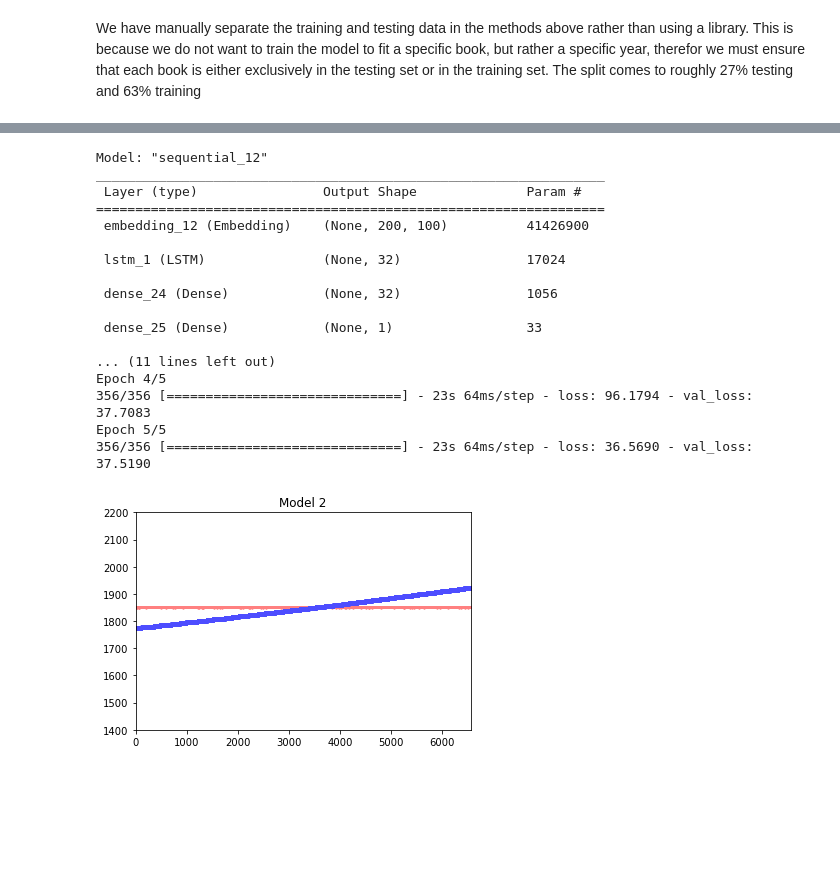
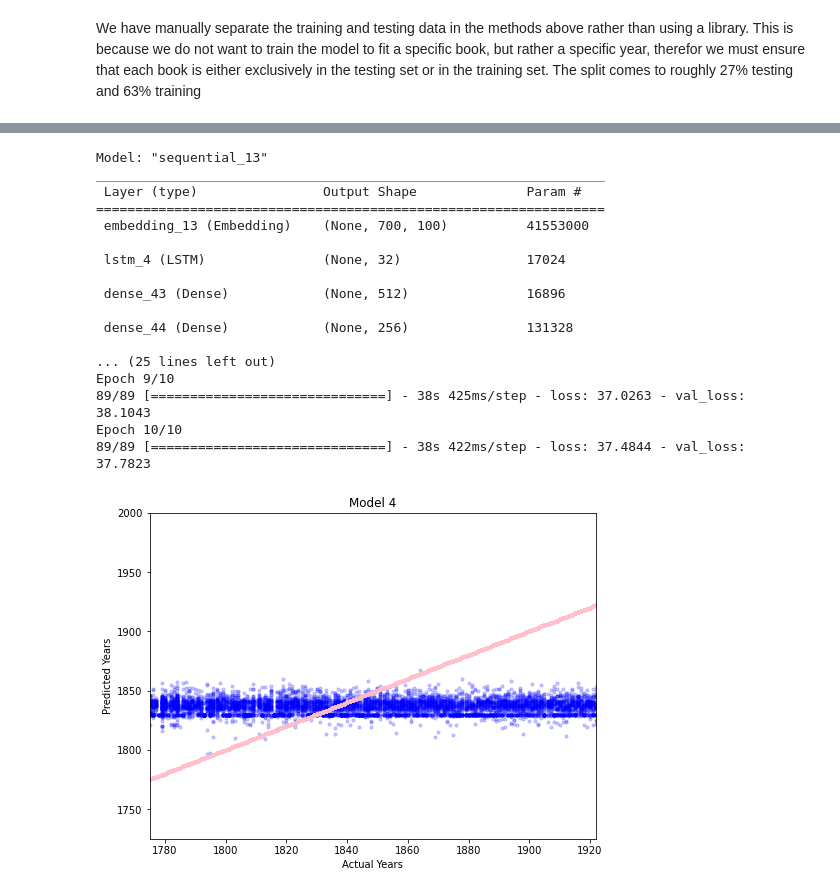
Before and after one commit to ronitronitronit/final, a Jupyter notebook: booksproject.ipynb, the cells around one changed output, grey strips where cells are left out. Cells and saved outputs as stored; diff of their text form; code cells hidden in the pictures; blank space fills up the shorter version.

```diff
--- a/booksproject.ipynb
+++ b/booksproject.ipynb
@@ -488,7 +488,7 @@ from keras.preprocessing.text import Tokenizer
 from keras.preprocessing.sequence import pad_sequences
 from sklearn import preprocessing
 
-MAX_WORDS = 50000
+MAX_WORDS = 10000
 
 x_test = dfTest['passage']
 y_test = dfTest['year']
@@ -504,7 +504,7 @@ x_test = tokenizer.texts_to_sequences(x_test)
 # %%
 import numpy as np
 
-MAX_LENGTH = 200
+MAX_LENGTH = 700
 
 vocab_size = len(tokenizer.word_index)
 print(vocab_size)
@@ -674,39 +734,40 @@ from keras.layers import LSTM
 """
 Using LSTM - (reads from both sides)
 """
-model2 = Sequential()
-model2.add(Embedding(vocab_size, EMBEDDING_DIMENSION, weights=[embedding_matrix], input_length=MAX_LENGTH))
-model2.add(LSTM(units=32))
-model2.add(Dense(32, activation="relu"))
-model2.add(Dense(1))
-model2.layers[0].trainable = False
-model2.summary()
-model2.compile(loss='mean_absolute_error', optimizer='adam')
+model4 = Sequential()
+model4.add(Embedding(vocab_size, EMBEDDING_DIMENSION, weights=[embedding_matrix], input_length=MAX_LENGTH))
+model4.add(LSTM(units=32))
+model4.add(Dense(512, activation="relu"))
+model4.add(Dense(256, activation="relu"))
+model4.add(Dense(128, activation="relu"))
+model4.add(Dense(1))
+model4.layers[0].trainable = False
+model4.summary()
+model4.compile(loss='mean_absolute_error', optimizer='adam')
 
-history = model2.fit(x_train, y_train,
-epochs=5,
-batch_size=64,
+history = model4.fit(x_train, y_train,
+epochs=10,
+batch_size=256,
 validation_data=(x_test, y_test))
-model.save_weights('pre_trained_glove_model_lstm.h5')
 # %% [output]
-Model: "sequential_12"
+Model: "sequential_13"
 _________________________________________________________________
  Layer (type)                Output Shape              Param #
 =================================================================
- embedding_12 (Embedding)    (None, 200, 100)          41426900
+ embedding_13 (Embedding)    (None, 700, 100)          41553000
 
- lstm_1 (LSTM)               (None, 32)                17024
+ lstm_4 (LSTM)               (None, 32)                17024
 
- dense_24 (Dense)            (None, 32)                1056
+ dense_43 (Dense)            (None, 512)               16896
 
- dense_25 (Dense)            (None, 1)                 33
+ dense_44 (Dense)            (None, 256)               131328
 
-... (11 lines left out)
-Epoch 4/5
-356/356 [==============================] - 23s 64ms/step - loss: 96.1794 - val_loss: 37.7083
-Epoch 5/5
-356/356 [==============================] - 23s 64ms/step - loss: 36.5690 - val_loss: 37.5190
+... (25 lines left out)
+Epoch 9/10
+89/89 [==============================] - 38s 425ms/step - loss: 37.0263 - val_loss: 38.1043
+Epoch 10/10
+89/89 [==============================] - 38s 422ms/step - loss: 37.4844 - val_loss: 37.7823
 # %%
-create_scatterplot(x_test, y_test, model2, "Model 2")
+create_scatterplot(x_test, y_test, model4, "Model 4")
 # %% [output]
-[figure, old version]
+[figure, new version]
```
Also changed, not shown: parts of 38 cells of this notebook.
